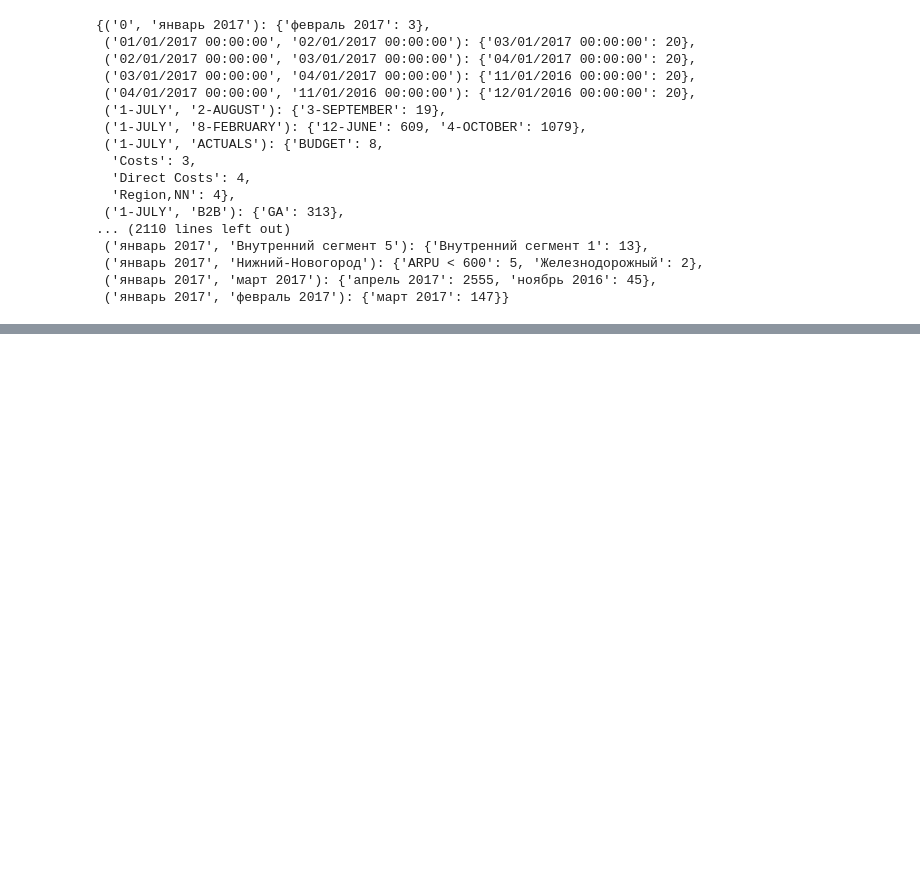
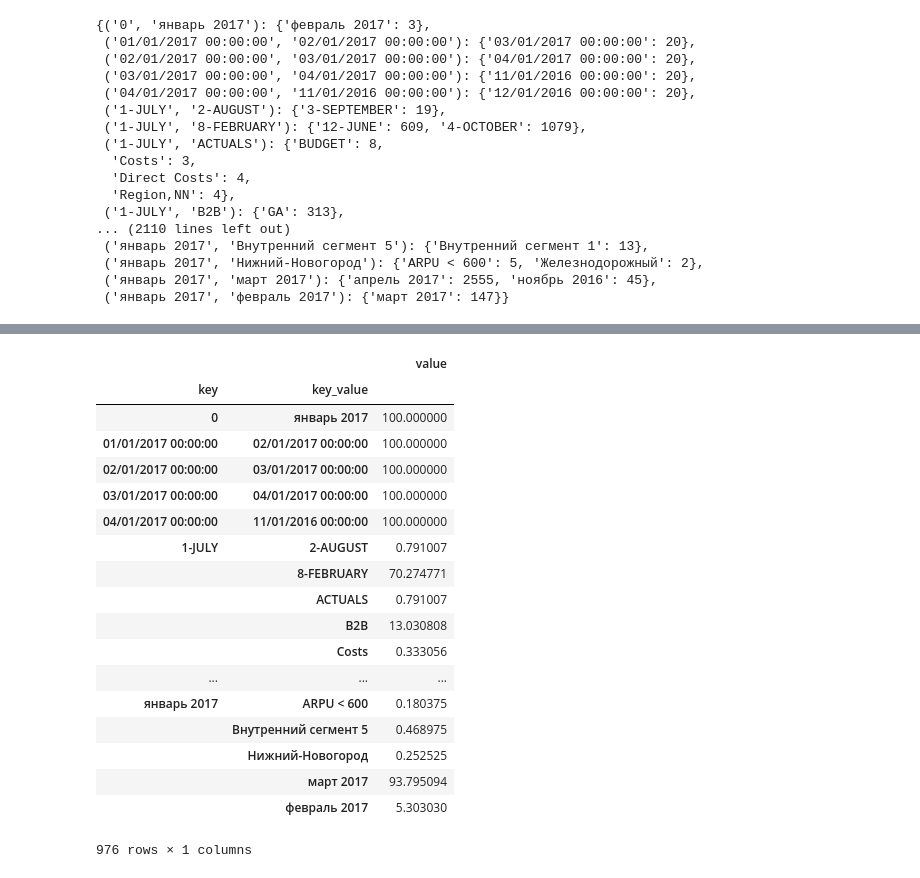
Before and after one commit to KatrinYudina/Visiology, a Jupyter notebook: Visiology_using_Markov_model.ipynb, the cells around one changed output, grey strips where cells are left out. Saved outputs shown, nothing was run; the diff lists cells and outputs as text; code cells hidden in the pictures; blank space fills up the shorter version.

Commit message:
adding percentage of total with groupby

```diff
--- a/Visiology_using_Markov_model.ipynb
+++ b/Visiology_using_Markov_model.ipynb
@@ -231,0 +221,42 @@ generate_random_sentence(22,model)
+# %%
+# вынесение всех ключей и их значений в таблицу
+
+keys,key_values,values = [],[],[]
+
+for i in model.keys():
+    for j in model[i]:
+        keys.append(i)
+        key_values.append(j)
+    for k in model[i].values():
+        values.append(k)
+        #percent.append(max(aaa[k]))
+
+kkv = pd.DataFrame(list(map(list, zip(keys,key_values,values))),columns=['key','key_value','value'])
+# %%
+# вычисление процента появления значения в группе
+
+key_key_value = kkv.groupby(['key', 'key_value']).agg({'value': 'sum'})
+
+value_pcts = key_key_value.groupby(level=0).apply(lambda x: 100 * x / float(x.sum()))
+# %%
+value_pcts
+# %% [output]
+|  |  | value |
+| key | key_value |  |
+| 0 | январь 2017 | 100.000000 |
+| 01/01/2017 00:00:00 | 02/01/2017 00:00:00 | 100.000000 |
+| 02/01/2017 00:00:00 | 03/01/2017 00:00:00 | 100.000000 |
+| 03/01/2017 00:00:00 | 04/01/2017 00:00:00 | 100.000000 |
+| 04/01/2017 00:00:00 | 11/01/2016 00:00:00 | 100.000000 |
+| 1-JULY | 2-AUGUST | 0.791007 |
+|  | 8-FEBRUARY | 70.274771 |
+|  | ACTUALS | 0.791007 |
+|  | B2B | 13.030808 |
+|  | Costs | 0.333056 |
+| ... | ... | ... |
+| январь 2017 | ARPU < 600 | 0.180375 |
+|  | Внутренний сегмент 5 | 0.468975 |
+|  | Нижний-Новогород | 0.252525 |
+|  | март 2017 | 93.795094 |
+|  | февраль 2017 | 5.303030 |
+976 rows × 1 columns
```
Also changed, not shown: parts of 3 cells of this notebook.
